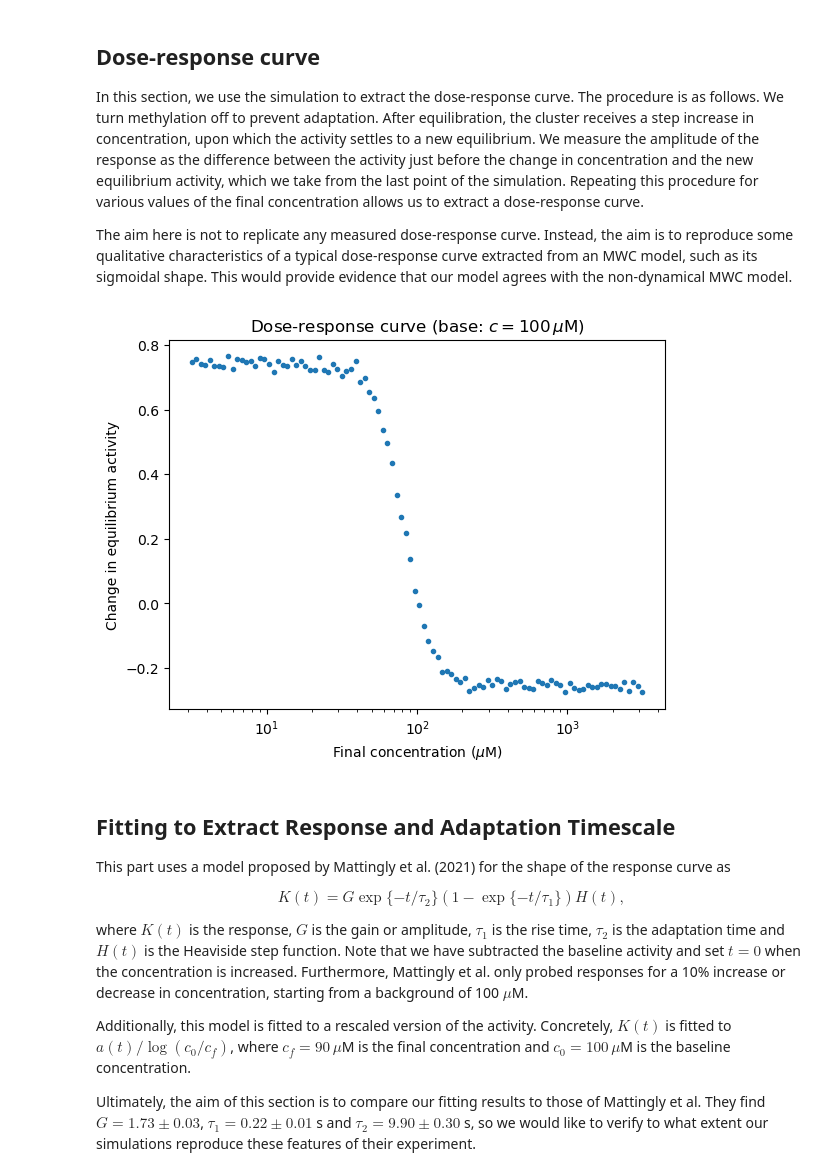
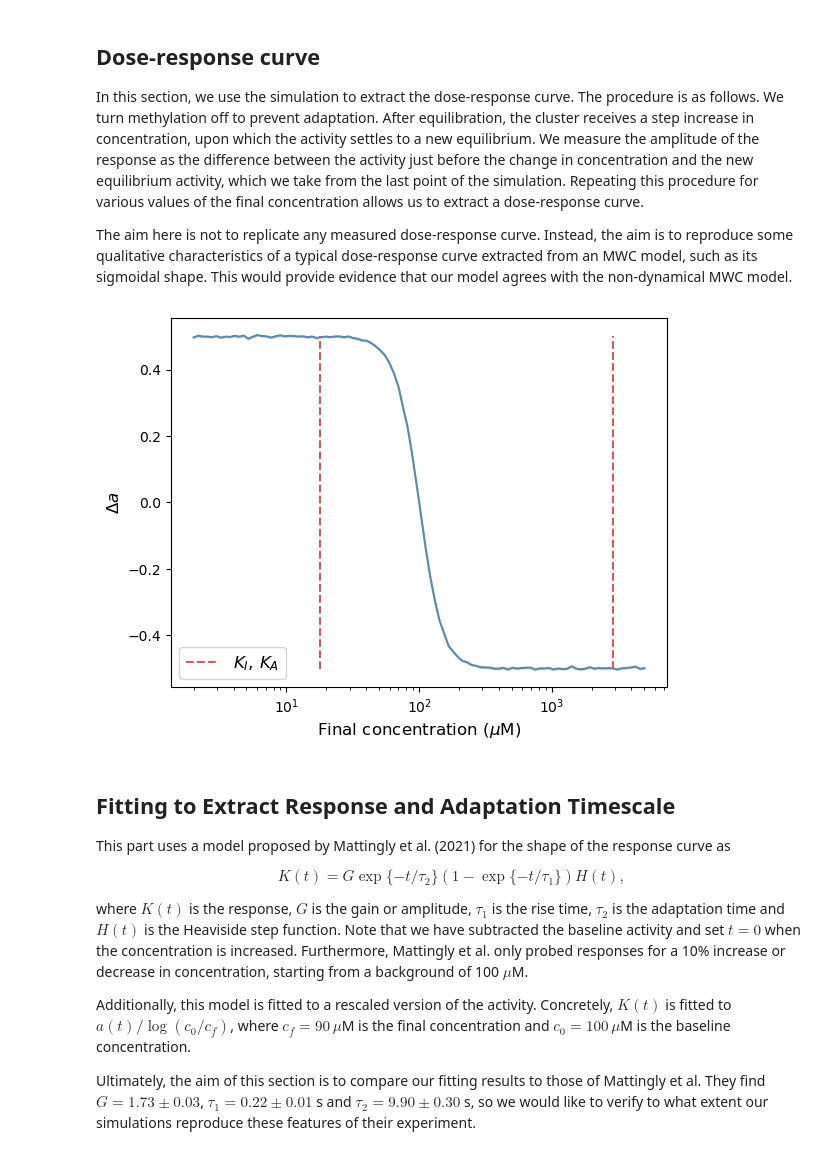
Before and after one commit to Biochemical-Networks/Chemotactic-Receptor-Array-MWC-Ising, a Jupyter notebook: dynamic_mwc_noligand.ipynb, the cells around one changed output. Saved outputs shown, nothing was run; the diff lists cells and outputs as text; code cells hidden in the pictures.

```diff
--- a/dynamic_mwc_noligand.ipynb
+++ b/dynamic_mwc_noligand.ipynb
@@ -130,19 +185,11 @@ def gillespie_nolig(a0,m0,tf,n_steps,n_sims,step_change,cnew,
 # %%
-# check that the algorithm works
-a0 = 0.
+# check how fast the algorithm is
 m0 = 8.
 tf = 100
 n_steps = 160
-n_sims = 10**5
-step_change = 70
+n_sims = 10**2
+step_change = 80
 cnew = 90
 
-results, time = gillespie_nolig(a0,m0,tf,n_steps,n_sims,step_change,cnew,methylation=True)
-
-plt.plot(time,results[:,0],label='Activity')
-plt.plot(time,results[:,1],label='Methylation')
-plt.axhline(y=1/3,xmin=0,xmax=1,linestyle=':',color='r',label='Empirical baseline activity')
-plt.xlabel('Time (s)')
-plt.legend()
-plt.show()
+%timeit gillespie_nolig(m0,tf,n_steps,n_sims,step_change,cnew,methylation=False)
 # %% [output]
@@ -150,11 +196,0 @@ plt.show()
-# %%
-# check how fast the algorithm is
-a0 = 0.
-m0 = 8.
-tf = 100
-n_steps = 160
-n_sims = 10**2
-step_change = 70
-cnew = 80
-
-%timeit gillespie_nolig(a0,m0,tf,n_steps,n_sims,step_change,cnew,methylation=True)
@@ -194,18 +228,25 @@ def response_finder(cnew_arr,a0=0.,m0=8.,tf=60,n_steps=200,n_sims=10**3):
 
     return all_responses
-# %%
-# find responses
-cnew_arr = np.logspace(0.5,3.5,100)
-responses = response_finder(cnew_arr)
-
-# show results
-plt.semilogx(cnew_arr,responses,'.')
-plt.xlabel(r'Final concentration ($\mu$M)')
-plt.ylabel('Change in equilibrium activity')
-plt.title(r'Dose-response curve (base: $c=100\, \mu$M)')
-plt.show()
-# %% [output]
-[figure, removed]
+# %%
+# find responses
+cnew_arr = np.logspace(0.3,3.7,100)
+responses = drc(cnew_arr)
+
+# extract means and error bars
+mean_responses = np.mean(responses,axis=1)
+sd_responses = np.std(responses,axis=1)
+
+# plot the results
+plt.semilogx(cnew_arr,np.mean(responses,axis=1),ls='-',color=my_blue)
+plt.fill_between(cnew_arr,mean_responses-sd_responses,mean_responses+sd_responses,color=my_blue,alpha=0.2)
+plt.axvline(x=18,ymin=0.05,ymax=0.95,ls='--',color=my_red)
+plt.axvline(x=2900,ymin=0.05,ymax=0.95,ls='--',color=my_red,label=r'$K_I,\, K_A$')
+plt.xlabel(r'Final concentration ($\mu$M)',size=12)
+plt.ylabel(r'$\Delta a$',size=12)
+plt.legend(fontsize=12)
+plt.show()
+# %% [output]
+[figure, added]
 # %% [markdown]
 ## Fitting to Extract Response and Adaptation Timescale
 
```
Also changed, not shown: parts of 27 cells of this notebook, 8 other files.
